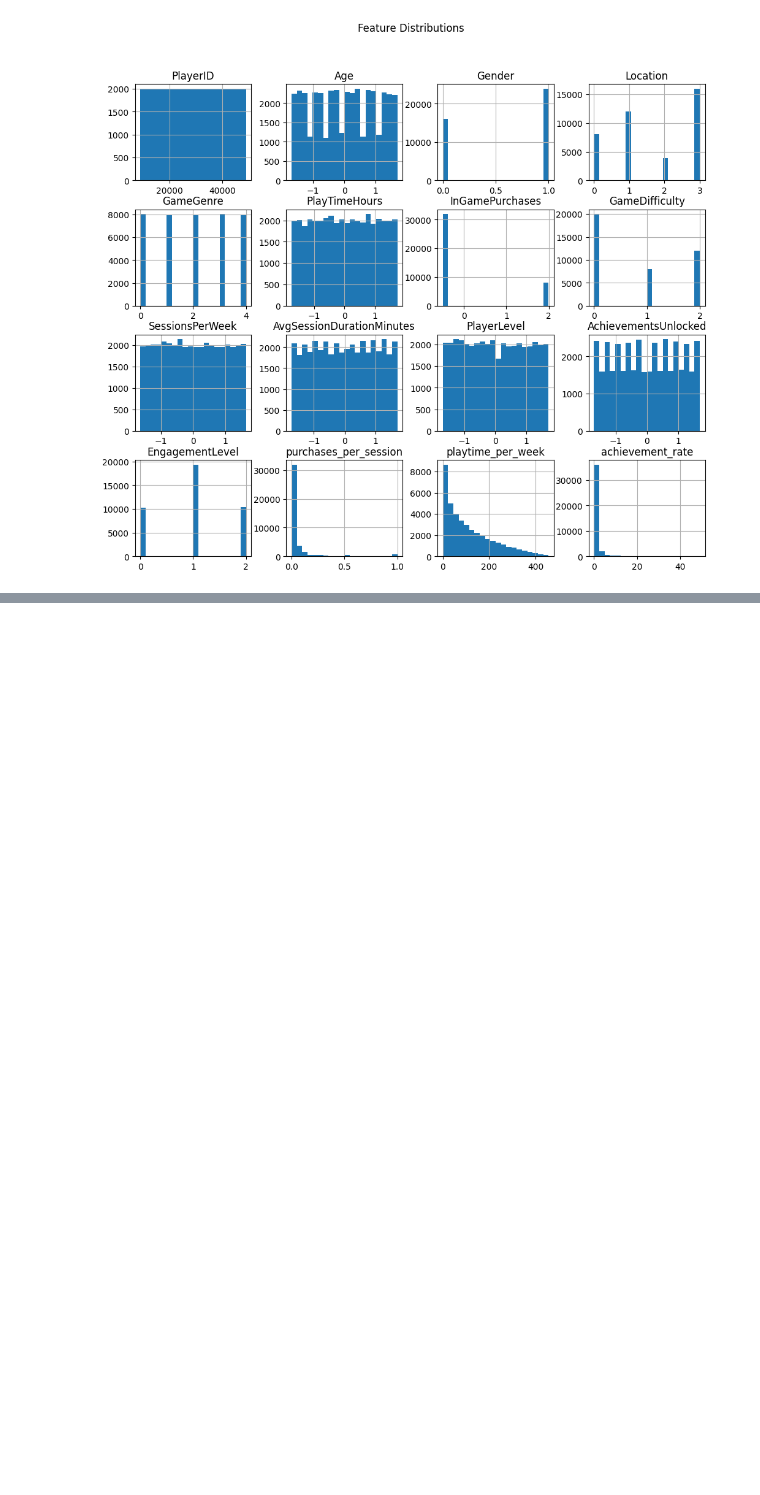
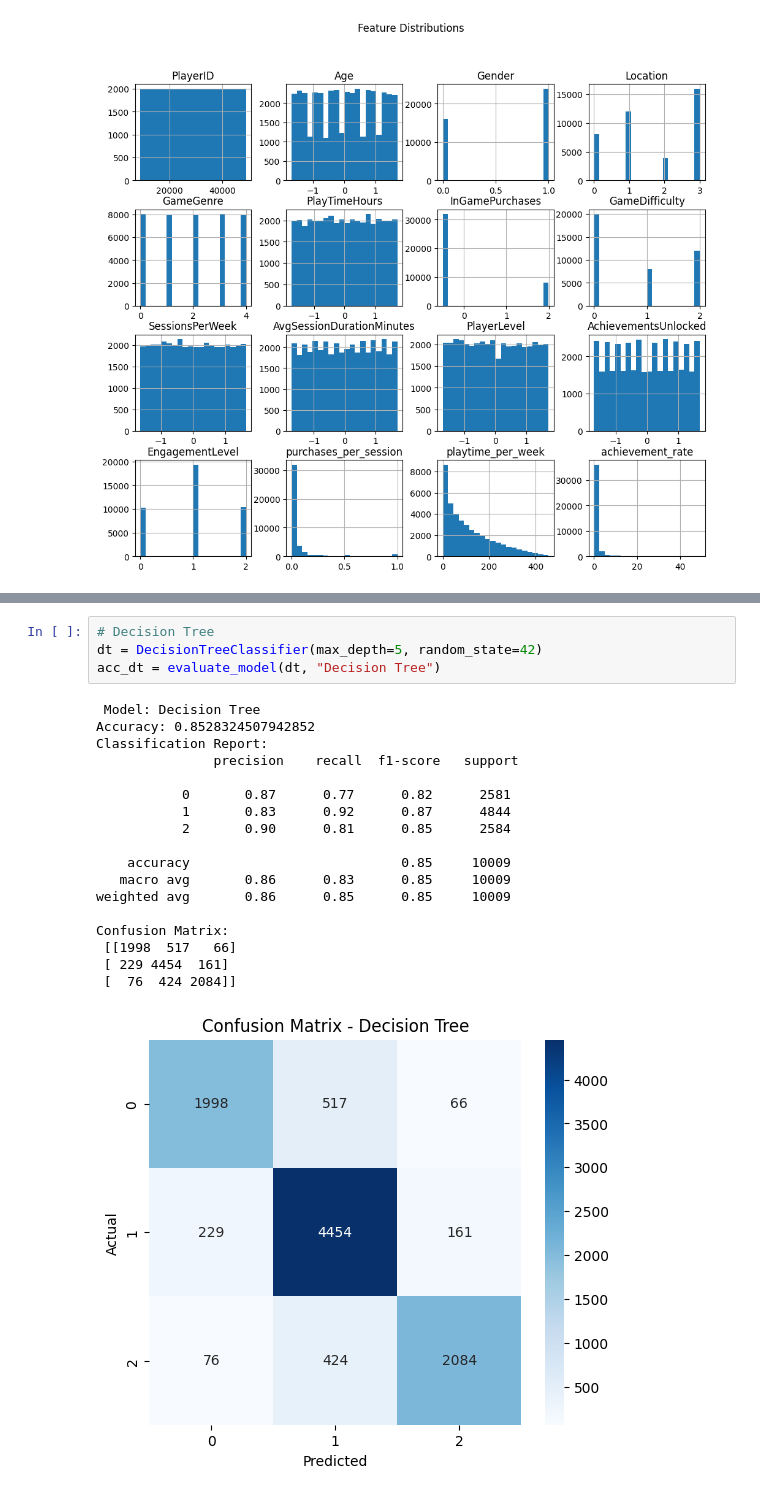
Before and after one commit to atique-ahmad-01/ml-statistical-gaming-analysis, a Jupyter notebook: notebooks/model_training.ipynb, the cells around one changed output, grey strips where cells are left out. Saved outputs shown, nothing was run; the diff lists cells and outputs as text; blank space fills up the shorter version.

```diff
--- a/notebooks/model_training.ipynb
+++ b/notebooks/model_training.ipynb
@@ -106,0 +218,23 @@ plt.show()
+# %%
+# Decision Tree
+dt = DecisionTreeClassifier(max_depth=5, random_state=42)
+acc_dt = evaluate_model(dt, "Decision Tree")
+# %% [output]
+ Model: Decision Tree
+Accuracy: 0.8528324507942852
+Classification Report:
+               precision    recall  f1-score   support
+
+           0       0.87      0.77      0.82      2581
+           1       0.83      0.92      0.87      4844
+           2       0.90      0.81      0.85      2584
+
+    accuracy                           0.85     10009
+   macro avg       0.86      0.83      0.85     10009
+weighted avg       0.86      0.85      0.85     10009
+
+Confusion Matrix:
+ [[1998  517   66]
+ [ 229 4454  161]
+ [  76  424 2084]]
+[figure, added]
```
Also changed, not shown: parts of 16 cells of this notebook, 6 other files.
